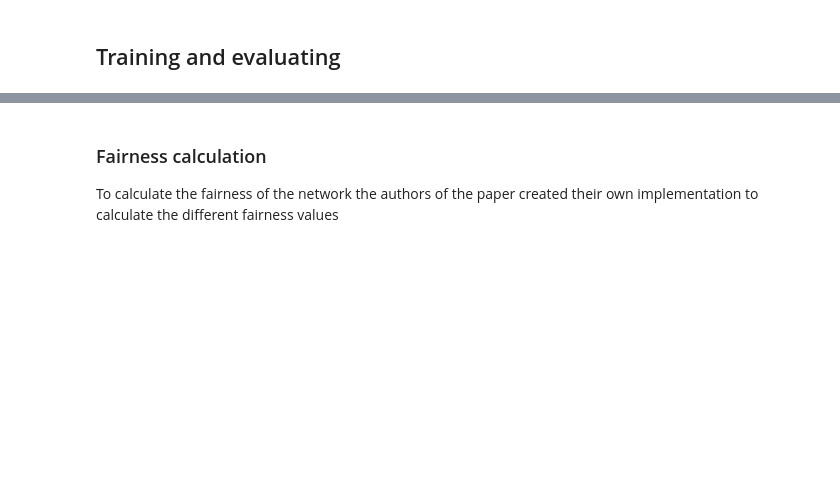
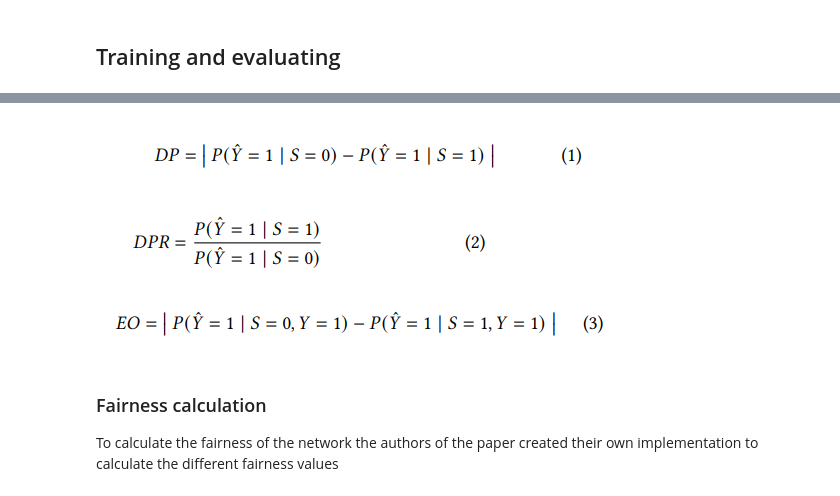
Before and after one commit to JeroenWasser/DeepLearning, a Jupyter notebook: ReplicationPaper1/Replication_Code.ipynb, the cells around one changed output, grey strips where cells are left out. Saved outputs shown, nothing was run; the diff lists cells and outputs as text; code cells hidden in the pictures; blank space fills up the shorter version.

```diff
--- a/ReplicationPaper1/Replication_Code.ipynb
+++ b/ReplicationPaper1/Replication_Code.ipynb
@@ -162,3 +173,14 @@ class GradientReversal(nn.Module):
+# %%
+listOfImageNames = ['DPformula.png',
+                    'DPRformula.png',
+                    'EOformula.png']
+
+for imageName in listOfImageNames:
+    display(Image(filename=imageName))
+# %% [output]
+[figure, added]
+[figure, added]
+[figure, added]
 # %% [markdown]
 ### Fairness calculation
 
```
Also changed, not shown: parts of 15 cells of this notebook, 10 other files.
